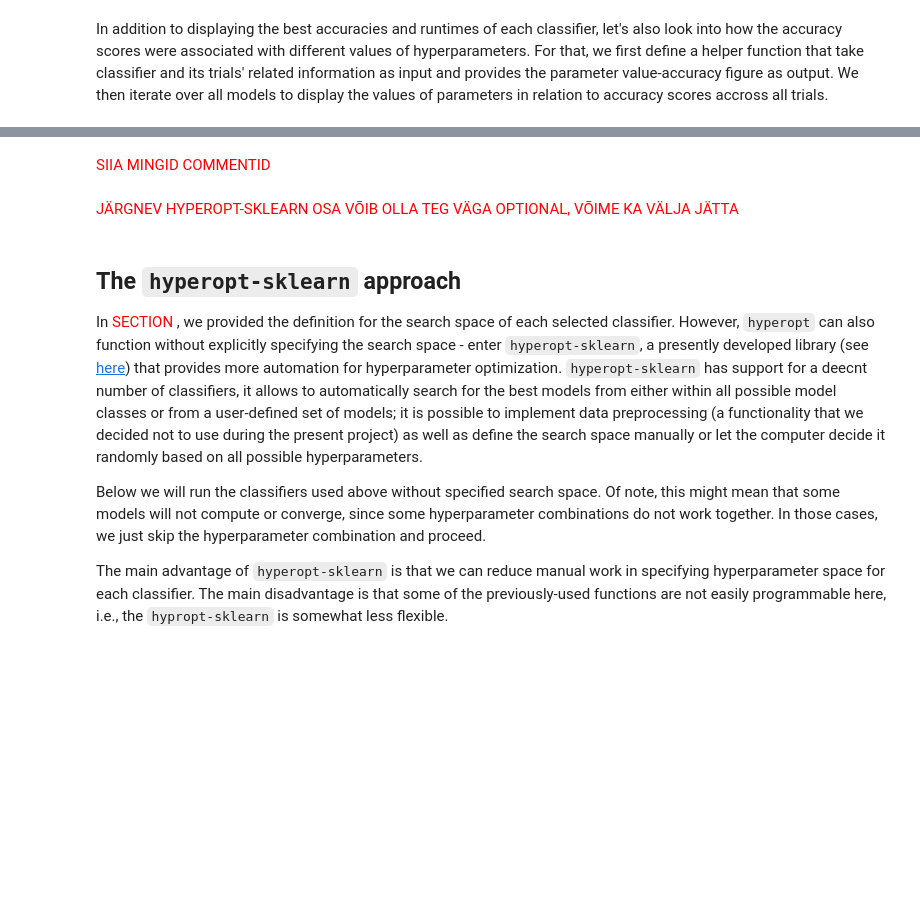
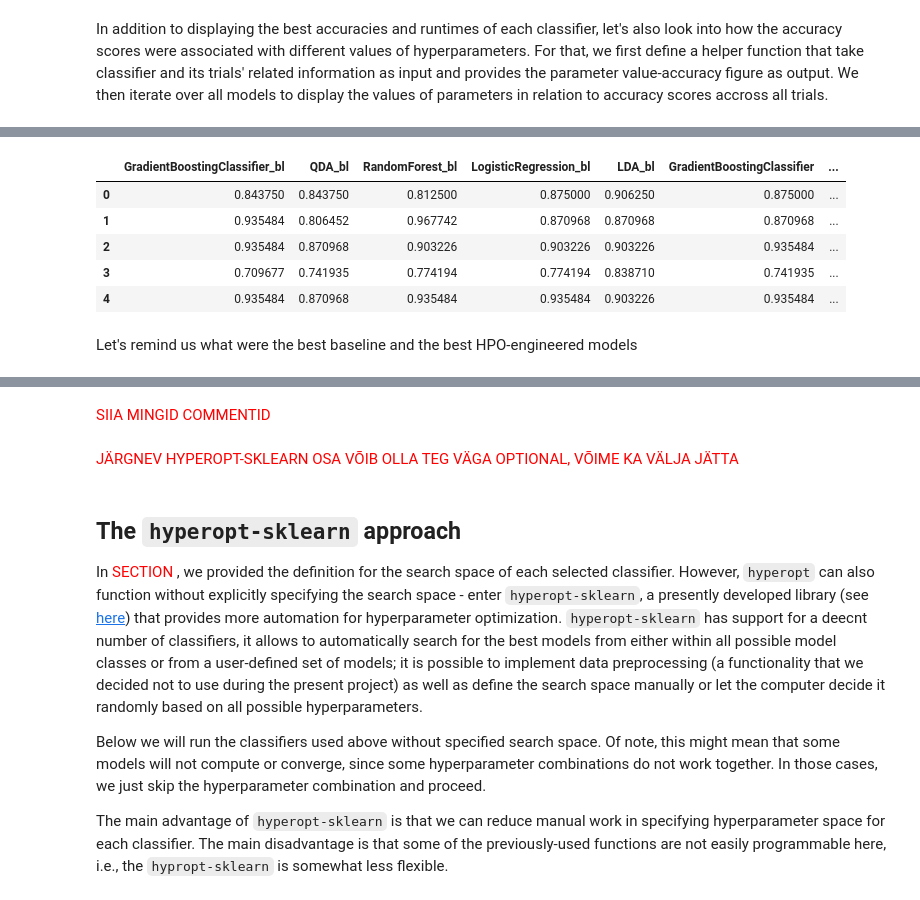
Before and after one commit to qetdr/xAutoML-Project1, a Jupyter notebook: project1_notebook.ipynb, the cells around one changed output, grey strips where cells are left out. Saved outputs shown, nothing was run; the diff lists cells and outputs as text; code cells hidden in the pictures; blank space fills up the shorter version.

```diff
--- a/project1_notebook.ipynb
+++ b/project1_notebook.ipynb
@@ -228,13 +230,13 @@ search_spaces = [
 
     # Naive Bayes
     {
-        'var_smoothing': hp.uniform('var_smoothing',1e-8, 1e-10), # default=1e-9
+        'var_smoothing': hp.uniform('var_smoothing',1e-10, 1e-8), # default=1e-9
     },
 
     # QDA
     {
-        'reg_param': hp.uniform('reg_param', 0.0, 1.0), # default=0.0
-        'tol': hp.uniform('reg_param', 0.0001, 0.010), # default=0.0001
+        'reg_param': hp.uniform('reg_param', 0.0, 0.99), # default=0.0
+        'tol': hp.uniform('tol', 0.0001, 0.010), # default=0.0001
     },
 
     # LDA
@@ -255,7 +257,7 @@ search_spaces = [
     # XGBoost (Note: there a lot more hyperparameters here)
     {
         'booster': hp.choice('booster', ['gbtree', 'gblinear', 'dart']), # default = 'gbtree'
-        'colsample_bylevel': hp.uniform('colsample_bylevel', 0,.0 1.0), # default = 1.0
+        'colsample_bylevel': hp.uniform('colsample_bylevel', 0.0, 1.0), # default = 1.0
         'colsample_bytree':  hp.uniform('colsample_bytree', 0.0, 1.0), # default = 1.0
         'learning_rate': hp.uniform('learning_rate', 0.0, 1.0), # default=0.1
         'skip_drop': hp.uniform('skip_drop', 0.0, 1.0), # default=0.0
@@ -266,7 +268,7 @@ search_spaces = [
         'loss': hp.choice('loss', ['hinge', 'log_loss', 'log',
                                    'modified_huber', 'squared_hinge', 'perceptron', 'squared_error',
                                    'huber', 'epsilon_insensitive',
-                                   'squared_epsilon_insensitive']) # default=’hinge’
+                                   'squared_epsilon_insensitive']), # default=’hinge’
         'penalty': hp.choice('penalty', ['l1', 'l2', 'elasticnet']), # default=’l2’
         'alpha': hp.uniform('alpha', 0, 0.01), # default=0.0001
         'learning_rate': hp.choice('learning_rate', ['constant', 'optimal', 'invscaling', 'adaptive']) # default=’optimal’
@@ -286,9 +288,7 @@ search_spaces = [
     #    'warm_start': hp.choice('warm_start', [True, False])
 
     }
-
 ]
-
 
 # Dataframe for model names, classes, and search spaces
 df_models = pd.DataFrame({'name': names, 'classifier': classifiers, 'search_space' : search_spaces})
@@ -420,7 +444,7 @@ hpo_results = pd.DataFrame(columns = ['classifier_name', 'best_cv_score', 'runti
 best_baseline_score = df_best_bl.loc[0, 'bl_acc']
 
 # Define how many iterations should be done
-n_trials = 10
+n_trials = 100
 
 # All individual trials will be saved here
 trials_dict = {}
@@ -646,0 +687,47 @@ cv_scores.head()
+# %%
+# Best baselines
+# Best models
+sig_test_classifiers = [] # insantiate classifier name list
+cv_scores_bl = {} # instantiate a dictionary for CV scores collection for baselines
+cv_scores_hpo = {} # instantiate a dictionary for CV scores collection for best HPO models
+
+for i in range(len(hpo_results)):
+    # Remove spaces from classifier name
+    classifier_name_hpo = hpo_results.loc[i, 'classifier_name'].replace(' ', '')
+    classifier_name_bl = hpo_results.loc[i, 'classifier_name'].replace(' ', '') + '_bl'
+
+    best_params_hpo = hpo_results['best_params'][i]
+
+    # Define and instantiate the splits
+    folds5 = RepeatedKFold(n_splits = 5, n_repeats = 20, random_state = 2022)
+
+    # Fit the baseline and HPO
+    model_bl = classifiers_clone[names.index(hpo_results.loc[i, 'classifier_name'])].fit(X_train, y_train)
+    model_hpo = classifiers[names.index(hpo_results.loc[i, 'classifier_name'])].set_params(**best_params_hpo).fit(X_train, y_train)
+
+    # Get the model scores for basleine and HPO
+    scores_bl = cross_val_score(model_bl, X_test, y_test, scoring = "accuracy", cv = folds5)
+    scores_hpo = cross_val_score(model_hpo, X_test, y_test, scoring = "accuracy", cv = folds5)
+
+    # Save cv scores and the classifier name
+    cv_scores_bl[classifier_name_bl] = scores_bl
+    cv_scores_hpo[classifier_name_hpo] = scores_hpo
+
+    # Save the classfiers' names
+    sig_test_classifiers.append(classifier_name_bl)
+    sig_test_classifiers.append(classifier_name_hpo)
+
+# Create a dataframe
+cv_scores_bl = pd.DataFrame(cv_scores_bl)
+cv_scores_hpo = pd.DataFrame(cv_scores_hpo)
+cv_scores = pd.concat([cv_scores_bl, cv_scores_hpo], axis = 1)
+cv_scores.head()
+# %% [output]
+|  | GradientBoostingClassifier_bl | QDA_bl | RandomForest_bl | LogisticRegression_bl | LDA_bl | GradientBoostingClassifier | ... |
+| 0 | 0.843750 | 0.843750 | 0.812500 | 0.875000 | 0.906250 | 0.875000 | ... |
+| 1 | 0.935484 | 0.806452 | 0.967742 | 0.870968 | 0.870968 | 0.870968 | ... |
+| 2 | 0.935484 | 0.870968 | 0.903226 | 0.903226 | 0.903226 | 0.935484 | ... |
+| 3 | 0.709677 | 0.741935 | 0.774194 | 0.774194 | 0.838710 | 0.741935 | ... |
+| 4 | 0.935484 | 0.870968 | 0.935484 | 0.935484 | 0.903226 | 0.935484 | ... |
+# %% [markdown]
+Let's remind us what were the best baseline and the best HPO-engineered models
```
Also changed, not shown: parts of 20 cells of this notebook.
